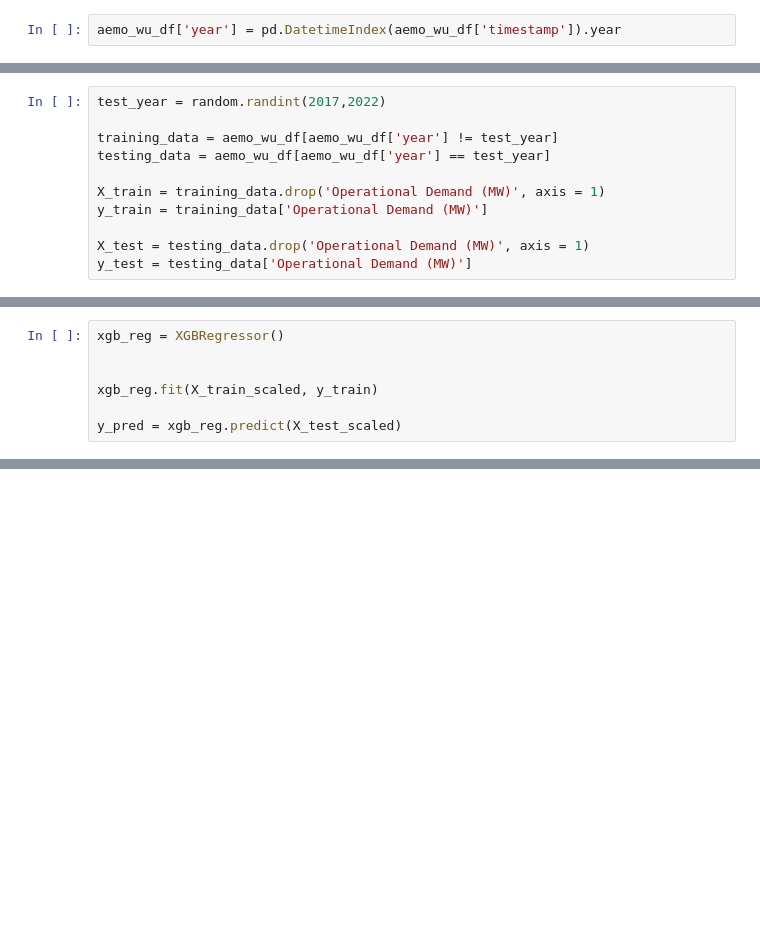
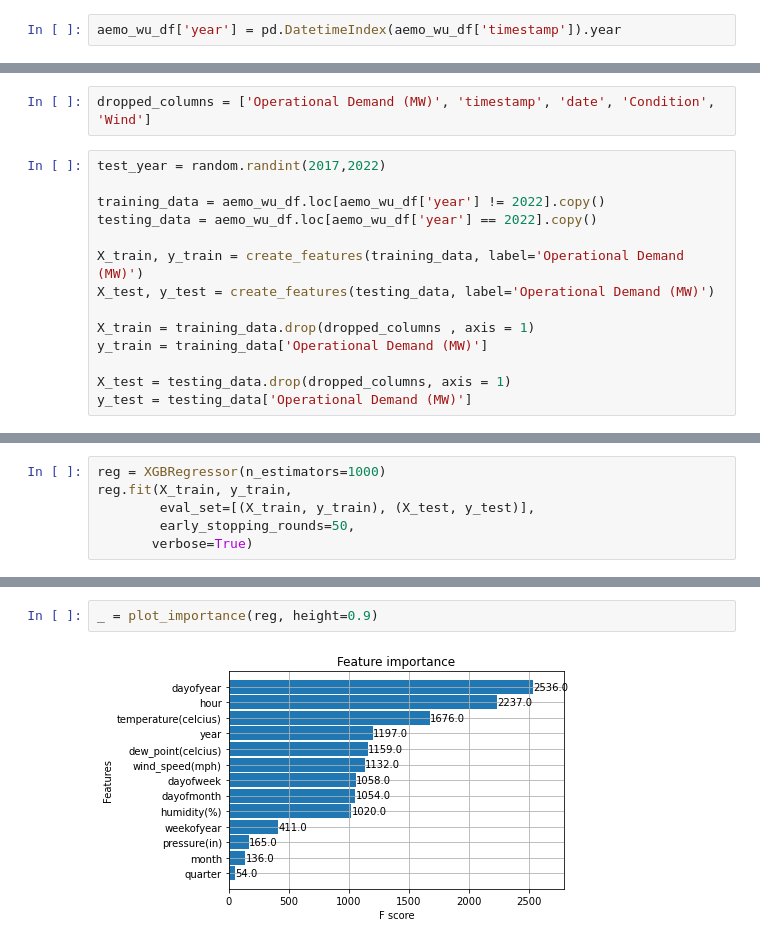
Before and after one commit to UWADSCapstoneUnit/Energy-Usage-Prediction-Project, a Jupyter notebook: Naufal/EDA_Naufal.ipynb, the cells around one changed output, grey strips where cells are left out. Drawn from its saved outputs; the diff is of its cells as text; blank space fills up the shorter version.

```diff
--- a/Code/EDA_Naufal.ipynb
+++ b/Naufal/EDA_Naufal.ipynb
@@ -149,11 +181,16 @@ memory usage: 7.4+ MB
+# %%
+dropped_columns = ['Operational Demand (MW)', 'timestamp', 'date', 'Condition', 'Wind']
 # %%
 test_year = random.randint(2017,2022)
 
-training_data = aemo_wu_df[aemo_wu_df['year'] != test_year]
-testing_data = aemo_wu_df[aemo_wu_df['year'] == test_year]
+training_data = aemo_wu_df.loc[aemo_wu_df['year'] != 2022].copy()
+testing_data = aemo_wu_df.loc[aemo_wu_df['year'] == 2022].copy()
 
-X_train = training_data.drop('Operational Demand (MW)', axis = 1)
+X_train, y_train = create_features(training_data, label='Operational Demand (MW)')
+X_test, y_test = create_features(testing_data, label='Operational Demand (MW)')
+
+X_train = training_data.drop(dropped_columns , axis = 1)
 y_train = training_data['Operational Demand (MW)']
 
-X_test = testing_data.drop('Operational Demand (MW)', axis = 1)
+X_test = testing_data.drop(dropped_columns, axis = 1)
 y_test = testing_data['Operational Demand (MW)']
@@ -170,7 +196,0 @@ X_test_scaled = scaler.transform(X_test[numerical])
-# %%
-xgb_reg = XGBRegressor()
-
-
-xgb_reg.fit(X_train_scaled, y_train)
-
-y_pred = xgb_reg.predict(X_test_scaled)
@@ -195,0 +206,6 @@ for i,v in enumerate(importance):
+# %%
+reg = XGBRegressor(n_estimators=1000)
+reg.fit(X_train, y_train,
+        eval_set=[(X_train, y_train), (X_test, y_test)],
+        early_stopping_rounds=50,
+       verbose=True)
@@ -195,0 +239,4 @@ for i,v in enumerate(importance):
+# %%
+_ = plot_importance(reg, height=0.9)
+# %% [output]
+[figure, added]
```
Also changed, not shown: parts of 18 cells of this notebook.
